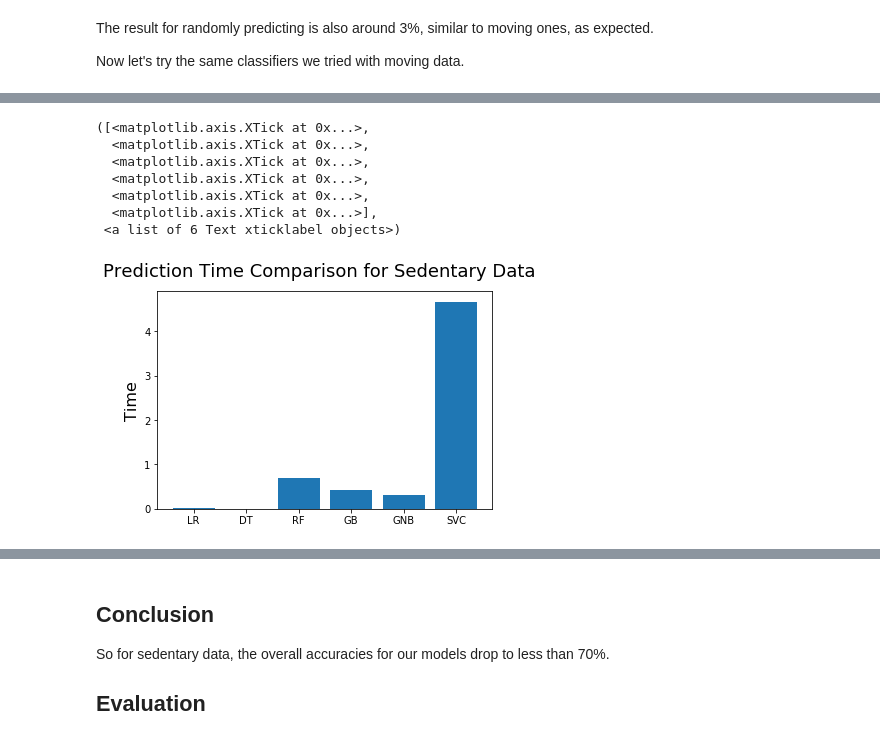
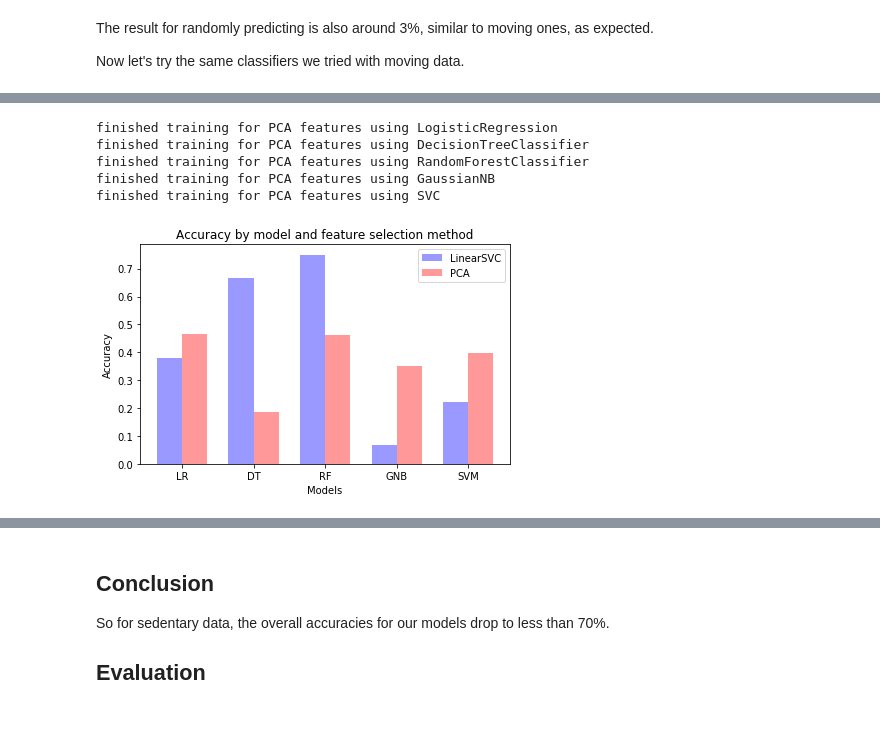
Before and after one commit to tinahbu/Gait-Cycle-Segmentation, a Jupyter notebook: Human Activity Prediction.ipynb, the cells around one changed output, grey strips where cells are left out. Cells and saved outputs as stored; diff of their text form; code cells hidden in the pictures.

```diff
--- a/Human Activity Prediction.ipynb
+++ b/Human Activity Prediction.ipynb
@@ -685,17 +700,0 @@ plt.xticks(index, model)
-# %%
-# Plot the prediction time for each classifier
-fig = plt.figure()
-index = np.arange(len(model))
-plt.bar(index, pred_time)
-fig.suptitle('Prediction Time Comparison for Sedentary Data', fontsize=18)
-plt.ylabel('Time', fontsize=16)
-plt.xticks(index, model)
-# %% [output]
-([<matplotlib.axis.XTick at 0x...>,
-  <matplotlib.axis.XTick at 0x...>,
-  <matplotlib.axis.XTick at 0x...>,
-  <matplotlib.axis.XTick at 0x...>,
-  <matplotlib.axis.XTick at 0x...>,
-  <matplotlib.axis.XTick at 0x...>],
- <a list of 6 Text xticklabel objects>)
-[figure, removed]
@@ -701,0 +703,56 @@ plt.xticks(index, model)
+# %%
+from sklearn.metrics import accuracy_score
+from time import time
+
+pca_accuracy = []
+pca_train_time = []
+pca_pred_time = []
+
+for clf in Classifiers:
+    start = time()
+    fit=clf.fit(X_train_sedentary_pca, y_train_sedentary)
+    end = time()
+    pca_train_time.append(end - start)
+    start = time()
+    pred=fit.predict(X_test_sedentary_pca)
+    end = time()
+    pca_pred_time.append(end - start)
+    pca_accuracy.append(accuracy_score(y_test_sedentary, pred))
+    print "finished training for PCA features using " + clf.__class__.__name__
+# %% [output]
+finished training for PCA features using LogisticRegression
+finished training for PCA features using DecisionTreeClassifier
+finished training for PCA features using RandomForestClassifier
+finished training for PCA features using GaussianNB
+finished training for PCA features using SVC
+# %%
+# Plot the accuracy for each classifier
+
+fig, ax = plt.subplots()
+
+index = np.arange(len(model))
+bar_width = 0.35
+opacity = 0.4
+error_config = {'ecolor': '0.3'}
+
+rects1 = plt.bar(index, accuracy, bar_width,
+                 alpha=opacity,
+                 color='b',
+                 error_kw=error_config,
+                 label='LinearSVC')
+
+rects2 = plt.bar(index + bar_width, pca_accuracy, bar_width,
+                 alpha=opacity,
+                 color='r',
+                 error_kw=error_config,
+                 label='PCA')
+
+plt.xlabel('Models')
+plt.ylabel('Accuracy')
+plt.title('Accuracy by model and feature selection method')
+plt.xticks(index + bar_width / 2, ('LR', 'DT', 'RF', 'GNB', 'SVM'))
+plt.legend()
+
+plt.tight_layout()
+# %% [output]
+[figure, added]
```
Also changed, not shown: parts of 52 cells of this notebook.
